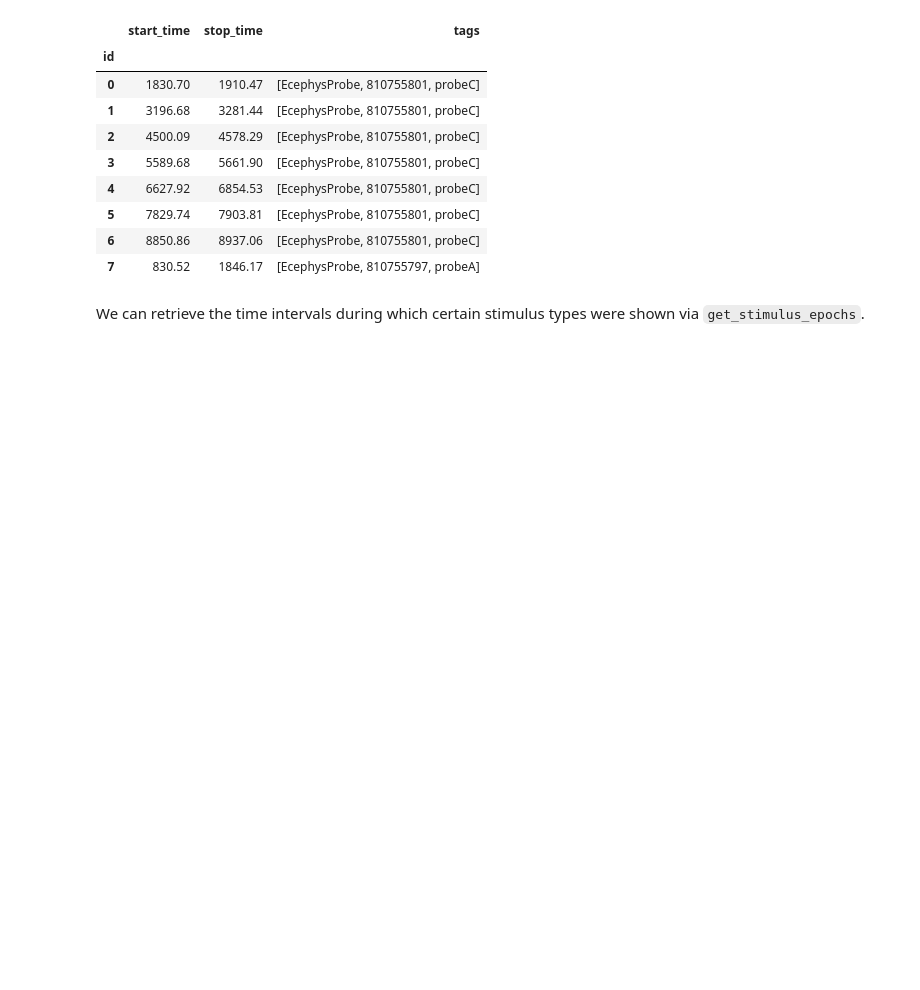
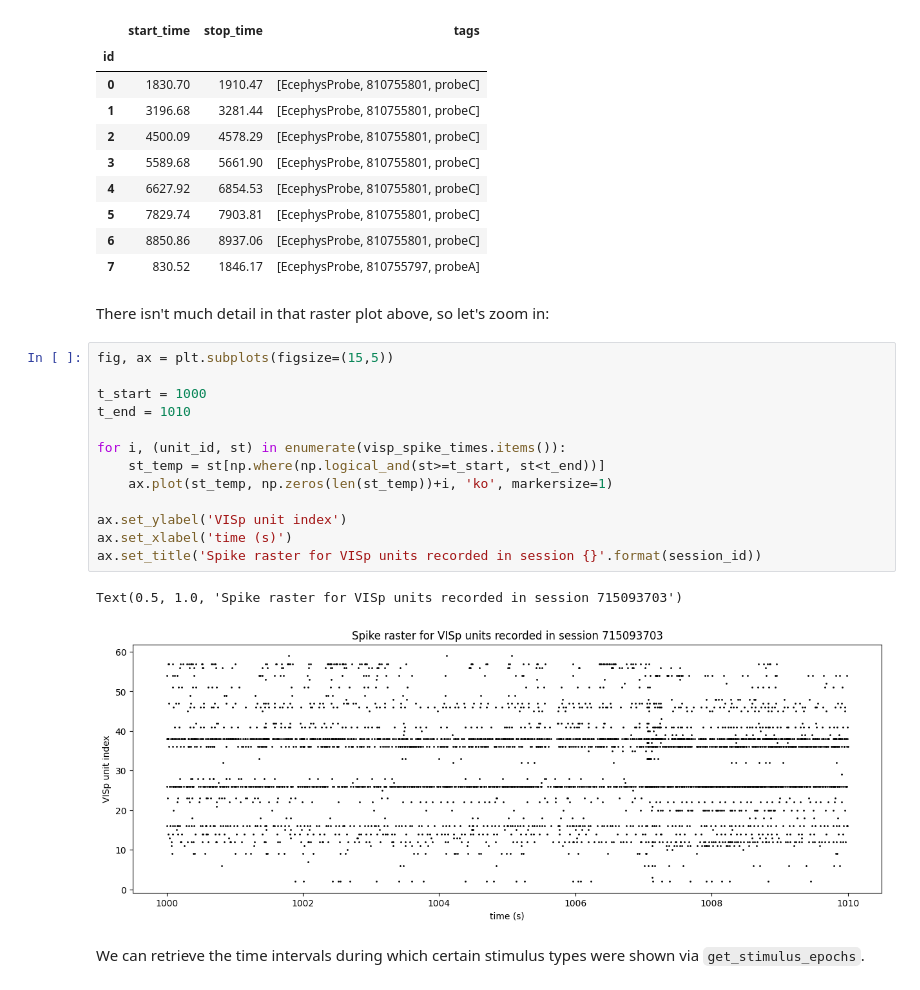
Before and after one commit to AllenSWDB/SWDB-Introductions, a Jupyter notebook: code/Visual_Coding_Neuropixels.ipynb, the cells around one changed output. Saved outputs shown, nothing was run; the diff lists cells and outputs as text; blank space fills up the shorter version.

```diff
--- a/code/Visual_Coding_Neuropixels.ipynb
+++ b/code/Visual_Coding_Neuropixels.ipynb
@@ -226,6 +226,24 @@ session_data.get_invalid_times()
 | 5 | 7829.74 | 7903.81 | [EcephysProbe, 810755801, probeC] |
 | 6 | 8850.86 | 8937.06 | [EcephysProbe, 810755801, probeC] |
 | 7 | 830.52 | 1846.17 | [EcephysProbe, 810755797, probeA] |
+# %% [markdown]
+There isn't much detail in that raster plot above, so let's zoom in:
+# %%
+fig, ax = plt.subplots(figsize=(15,5))
+
+t_start = 1000
+t_end = 1010
+
+for i, (unit_id, st) in enumerate(visp_spike_times.items()):
+    st_temp = st[np.where(np.logical_and(st>=t_start, st<t_end))]
+    ax.plot(st_temp, np.zeros(len(st_temp))+i, 'ko', markersize=1)
+
+ax.set_ylabel('VISp unit index')
+ax.set_xlabel('time (s)')
+ax.set_title('Spike raster for VISp units recorded in session {}'.format(session_id))
+# %% [output]
+Text(0.5, 1.0, 'Spike raster for VISp units recorded in session 715093703')
+[figure, added]
 # %% [markdown]
 We can retrieve the time intervals during which certain stimulus types were shown via `get_stimulus_epochs`.
 # %%
```
Also changed, not shown: parts of 1 cell of this notebook, 1 other file.
